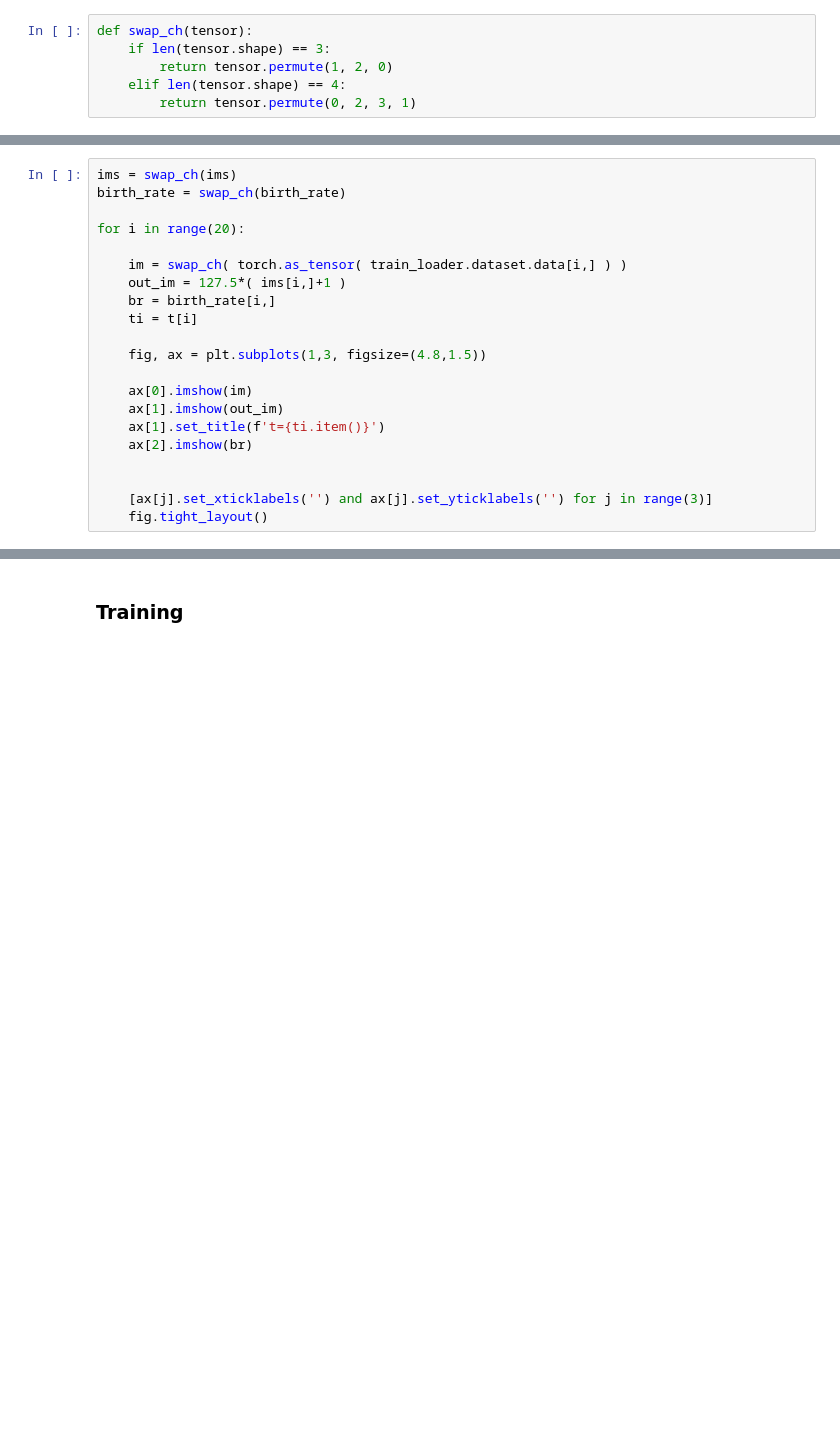
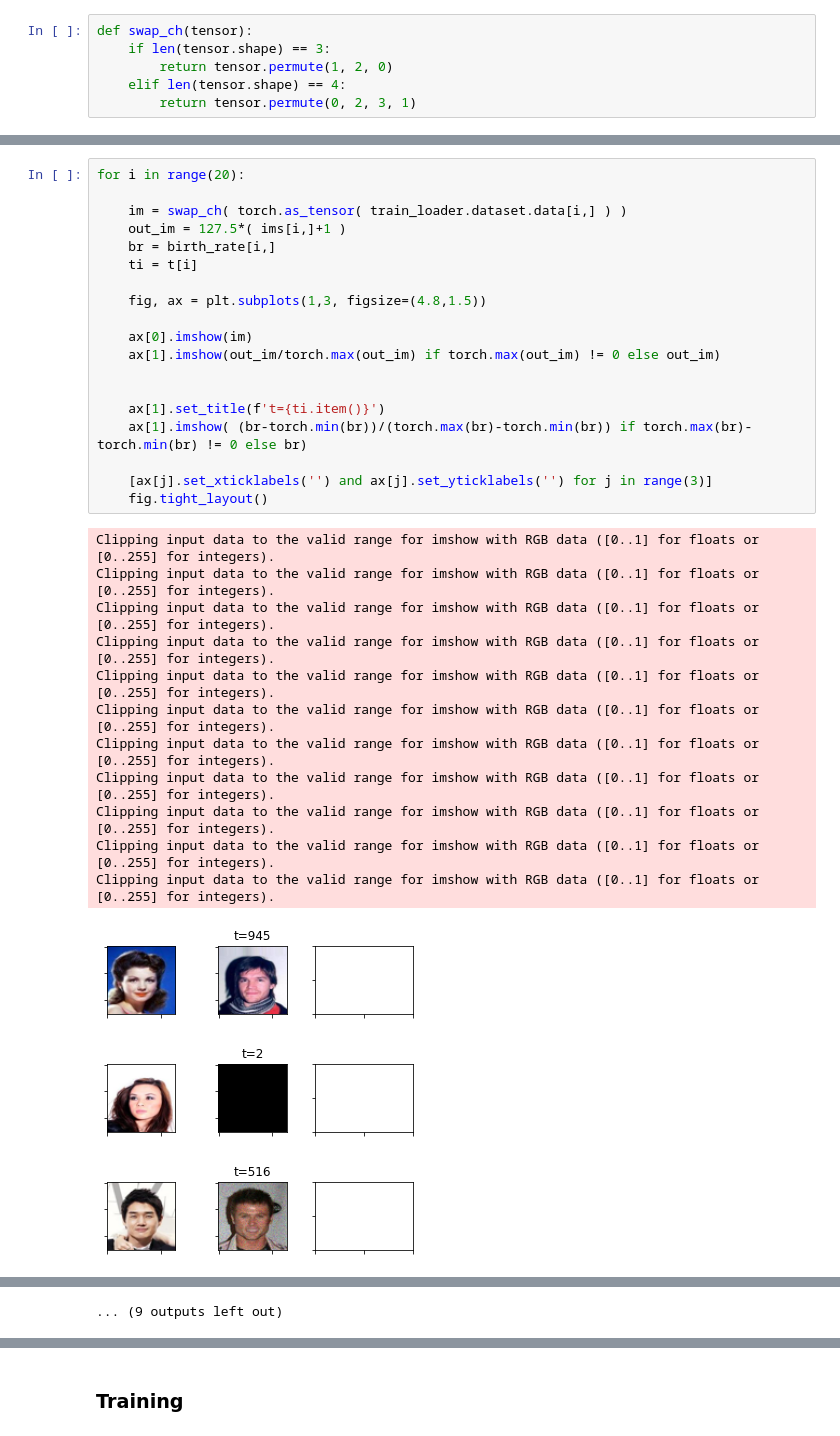
Before and after one commit to je-santos/blackout_diffusion, a Jupyter notebook: blackout-celebA64-train-by-instantaneous.ipynb, the cells around one changed output, grey strips where cells are left out. Saved outputs shown, nothing was run; the diff lists cells and outputs as text; blank space fills up the shorter version.

```diff
--- a/blackout-celebA64-train-by-instantaneous.ipynb
+++ b/blackout-celebA64-train-by-instantaneous.ipynb
@@ -143,21 +147,34 @@ ims, birth_rate, t, w = next(iter(train_loader))
 # %%
-ims = swap_ch(ims)
-birth_rate = swap_ch(birth_rate)
-
 for i in range(20):
 
     im = swap_ch( torch.as_tensor( train_loader.dataset.data[i,] ) )
     out_im = 127.5*( ims[i,]+1 )
     br = birth_rate[i,]
     ti = t[i]
 
     fig, ax = plt.subplots(1,3, figsize=(4.8,1.5))
 
     ax[0].imshow(im)
-    ax[1].imshow(out_im)
+    ax[1].imshow(out_im/torch.max(out_im) if torch.max(out_im) != 0 else out_im)
+
+
     ax[1].set_title(f't={ti.item()}')
-    ax[2].imshow(br)
-
+    ax[1].imshow( (br-torch.min(br))/(torch.max(br)-torch.min(br)) if torch.max(br)-torch.min(br) != 0 else br)
 
     [ax[j].set_xticklabels('') and ax[j].set_yticklabels('') for j in range(3)]
     fig.tight_layout()
+# %% [output]
+Clipping input data to the valid range for imshow with RGB data ([0..1] for floats or [0..255] for integers).
+Clipping input data to the valid range for imshow with RGB data ([0..1] for floats or [0..255] for integers).
+Clipping input data to the valid range for imshow with RGB data ([0..1] for floats or [0..255] for integers).
+Clipping input data to the valid range for imshow with RGB data ([0..1] for floats or [0..255] for integers).
+Clipping input data to the valid range for imshow with RGB data ([0..1] for floats or [0..255] for integers).
+Clipping input data to the valid range for imshow with RGB data ([0..1] for floats or [0..255] for integers).
+Clipping input data to the valid range for imshow with RGB data ([0..1] for floats or [0..255] for integers).
+Clipping input data to the valid range for imshow with RGB data ([0..1] for floats or [0..255] for integers).
+Clipping input data to the valid range for imshow with RGB data ([0..1] for floats or [0..255] for integers).
+Clipping input data to the valid range for imshow with RGB data ([0..1] for floats or [0..255] for integers).
+Clipping input data to the valid range for imshow with RGB data ([0..1] for floats or [0..255] for integers).
+[figure, added]
+[figure, added]
+[figure, added]
@@ -163,0 +189 @@ for i in range(20):
+... (9 outputs left out)
```
Also changed, not shown: parts of 6 cells of this notebook.
